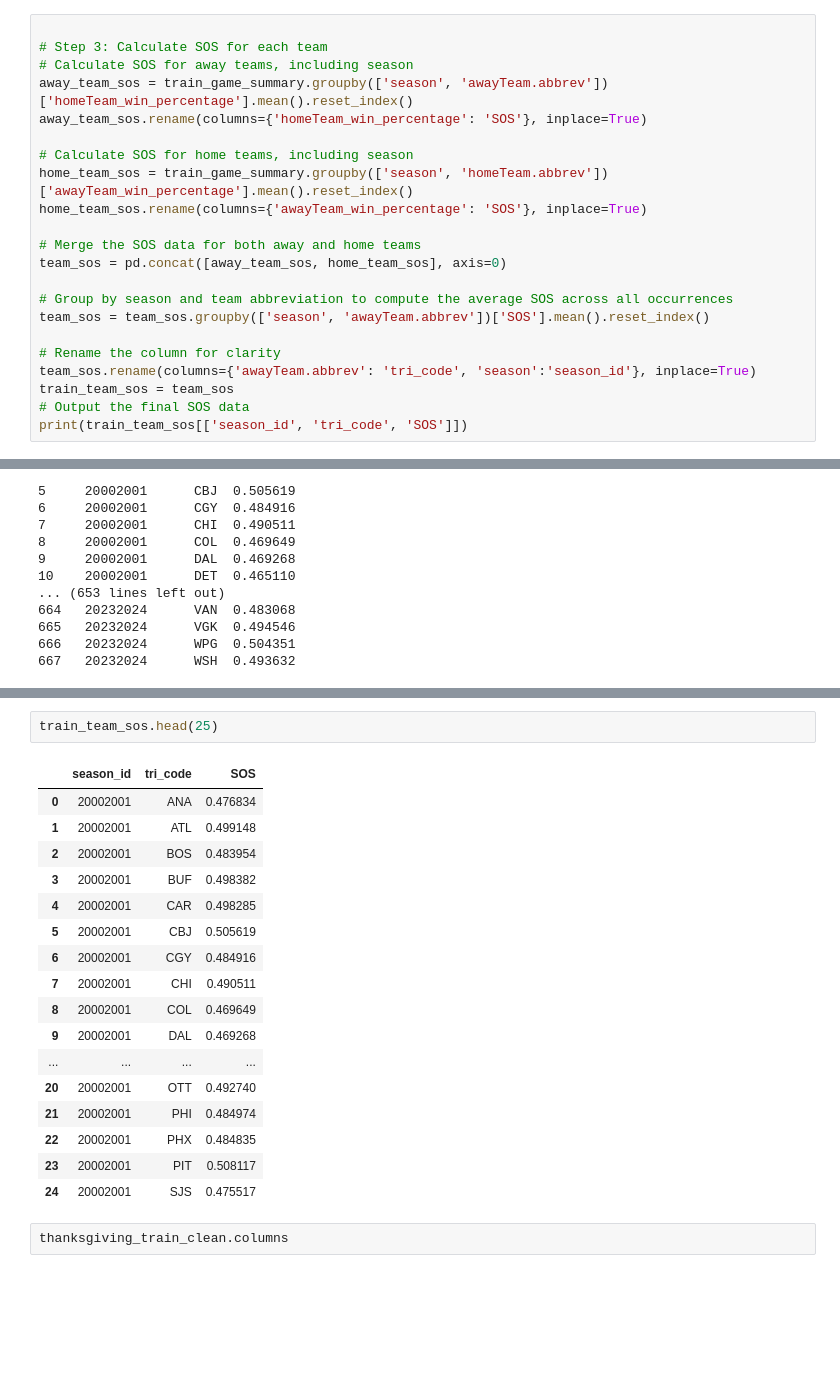
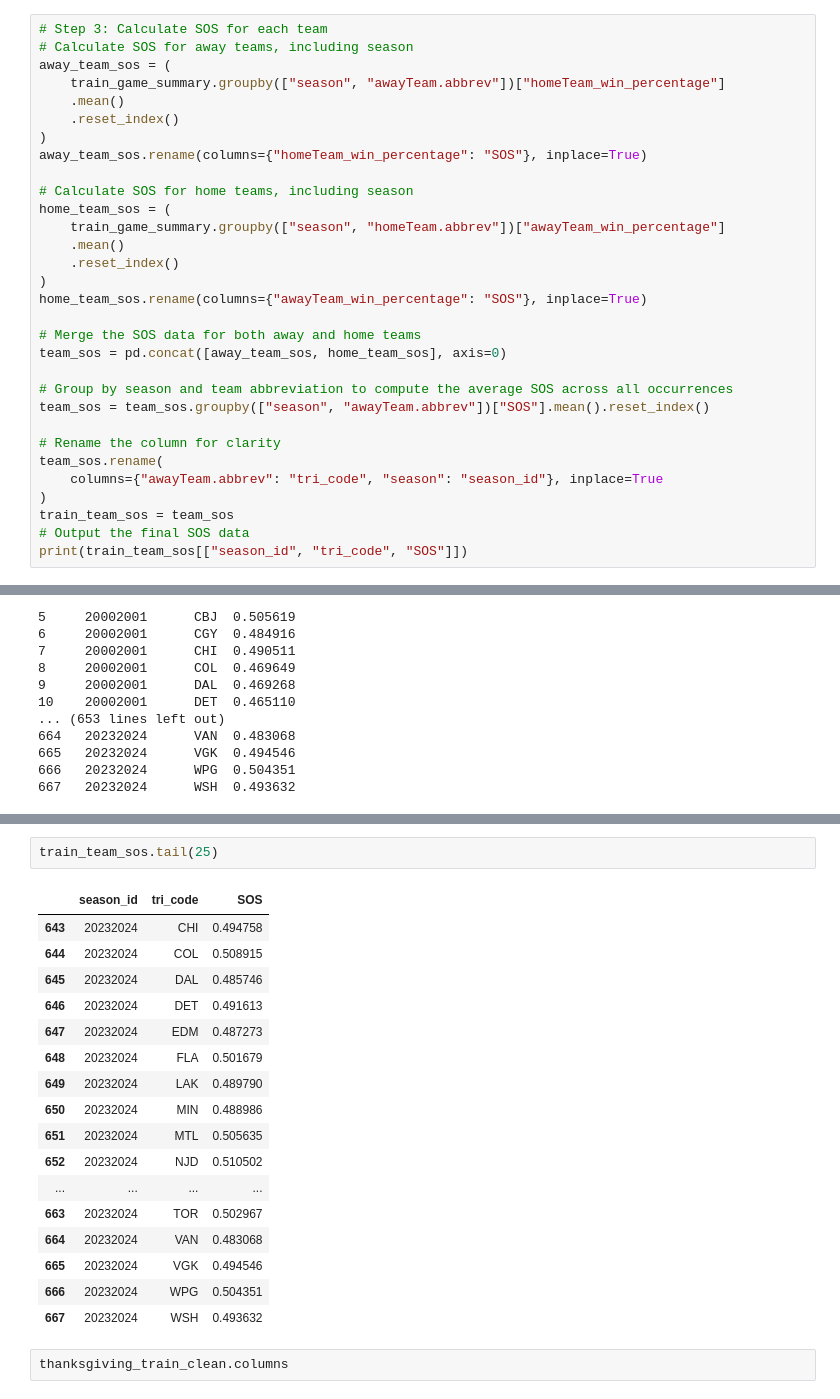
Before and after one commit to kjchrz03/hockey, a Jupyter notebook: hockey_env/thanksgiving_standings.ipynb, the cells around one changed output, grey strips where cells are left out. Drawn from its saved outputs; the diff is of its cells as text; blank space fills up the shorter version.

```diff
--- a/hockey_env/thanksgiving_standings.ipynb
+++ b/hockey_env/thanksgiving_standings.ipynb
@@ -1006,27 +1619,36 @@ train_game_summary.head()
 | 3 | 2000020004 | 20002001 | 23 | VAN | 4 | PHI | 3 | ... |
 | 4 | 2000020005 | 20002001 | 17 | DET | 20 | CGY | 4 | ... |
 # %%
-
 # Step 3: Calculate SOS for each team
 # Calculate SOS for away teams, including season
-away_team_sos = train_game_summary.groupby(['season', 'awayTeam.abbrev'])['homeTeam_win_percentage'].mean().reset_index()
-away_team_sos.rename(columns={'homeTeam_win_percentage': 'SOS'}, inplace=True)
+away_team_sos = (
+    train_game_summary.groupby(["season", "awayTeam.abbrev"])["homeTeam_win_percentage"]
+    .mean()
+    .reset_index()
+)
+away_team_sos.rename(columns={"homeTeam_win_percentage": "SOS"}, inplace=True)
 
 # Calculate SOS for home teams, including season
-home_team_sos = train_game_summary.groupby(['season', 'homeTeam.abbrev'])['awayTeam_win_percentage'].mean().reset_index()
-home_team_sos.rename(columns={'awayTeam_win_percentage': 'SOS'}, inplace=True)
+home_team_sos = (
+    train_game_summary.groupby(["season", "homeTeam.abbrev"])["awayTeam_win_percentage"]
+    .mean()
+    .reset_index()
+)
+home_team_sos.rename(columns={"awayTeam_win_percentage": "SOS"}, inplace=True)
 
 # Merge the SOS data for both away and home teams
 team_sos = pd.concat([away_team_sos, home_team_sos], axis=0)
 
 # Group by season and team abbreviation to compute the average SOS across all occurrences
-team_sos = team_sos.groupby(['season', 'awayTeam.abbrev'])['SOS'].mean().reset_index()
+team_sos = team_sos.groupby(["season", "awayTeam.abbrev"])["SOS"].mean().reset_index()
 
 # Rename the column for clarity
-team_sos.rename(columns={'awayTeam.abbrev': 'tri_code', 'season':'season_id'}, inplace=True)
+team_sos.rename(
+    columns={"awayTeam.abbrev": "tri_code", "season": "season_id"}, inplace=True
+)
 train_team_sos = team_sos
 # Output the final SOS data
-print(train_team_sos[['season_id', 'tri_code', 'SOS']])
+print(train_team_sos[["season_id", "tri_code", "SOS"]])
 # %% [output]
      season_id tri_code       SOS
 0     20002001      ANA  0.476834
@@ -1067,25 +1691,25 @@ Data columns (total 19 columns):
 dtypes: float64(4), int64(9), object(6)
 memory usage: 108.8+ KB
 # %%
-train_team_sos.head(25)
+train_team_sos.tail(25)
 # %% [output]
 |  | season_id | tri_code | SOS |
-| 0 | 20002001 | ANA | 0.476834 |
-| 1 | 20002001 | ATL | 0.499148 |
-| 2 | 20002001 | BOS | 0.483954 |
-| 3 | 20002001 | BUF | 0.498382 |
-| 4 | 20002001 | CAR | 0.498285 |
-| 5 | 20002001 | CBJ | 0.505619 |
-| 6 | 20002001 | CGY | 0.484916 |
-| 7 | 20002001 | CHI | 0.490511 |
-| 8 | 20002001 | COL | 0.469649 |
-| 9 | 20002001 | DAL | 0.469268 |
+| 643 | 20232024 | CHI | 0.494758 |
+| 644 | 20232024 | COL | 0.508915 |
+| 645 | 20232024 | DAL | 0.485746 |
+| 646 | 20232024 | DET | 0.491613 |
+| 647 | 20232024 | EDM | 0.487273 |
+| 648 | 20232024 | FLA | 0.501679 |
+| 649 | 20232024 | LAK | 0.489790 |
+| 650 | 20232024 | MIN | 0.488986 |
+| 651 | 20232024 | MTL | 0.505635 |
+| 652 | 20232024 | NJD | 0.510502 |
 | ... | ... | ... | ... |
-| 20 | 20002001 | OTT | 0.492740 |
-| 21 | 20002001 | PHI | 0.484974 |
-| 22 | 20002001 | PHX | 0.484835 |
-| 23 | 20002001 | PIT | 0.508117 |
-| 24 | 20002001 | SJS | 0.475517 |
+| 663 | 20232024 | TOR | 0.502967 |
+| 664 | 20232024 | VAN | 0.483068 |
+| 665 | 20232024 | VGK | 0.494546 |
+| 666 | 20232024 | WPG | 0.504351 |
+| 667 | 20232024 | WSH | 0.493632 |
 # %%
 thanksgiving_train_clean.columns
 # %% [output]
```
Also changed, not shown: parts of 70 cells of this notebook, 18 other files.
